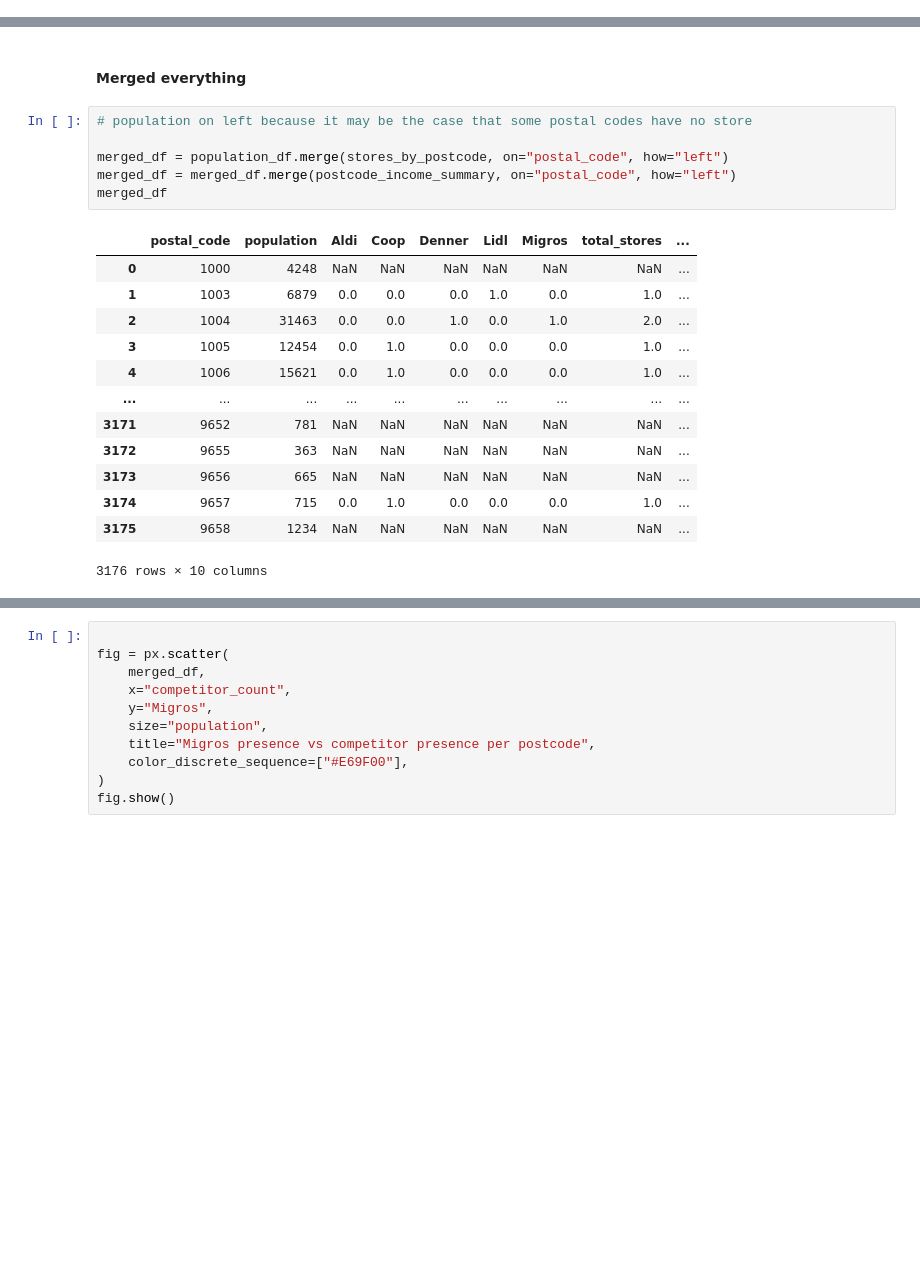
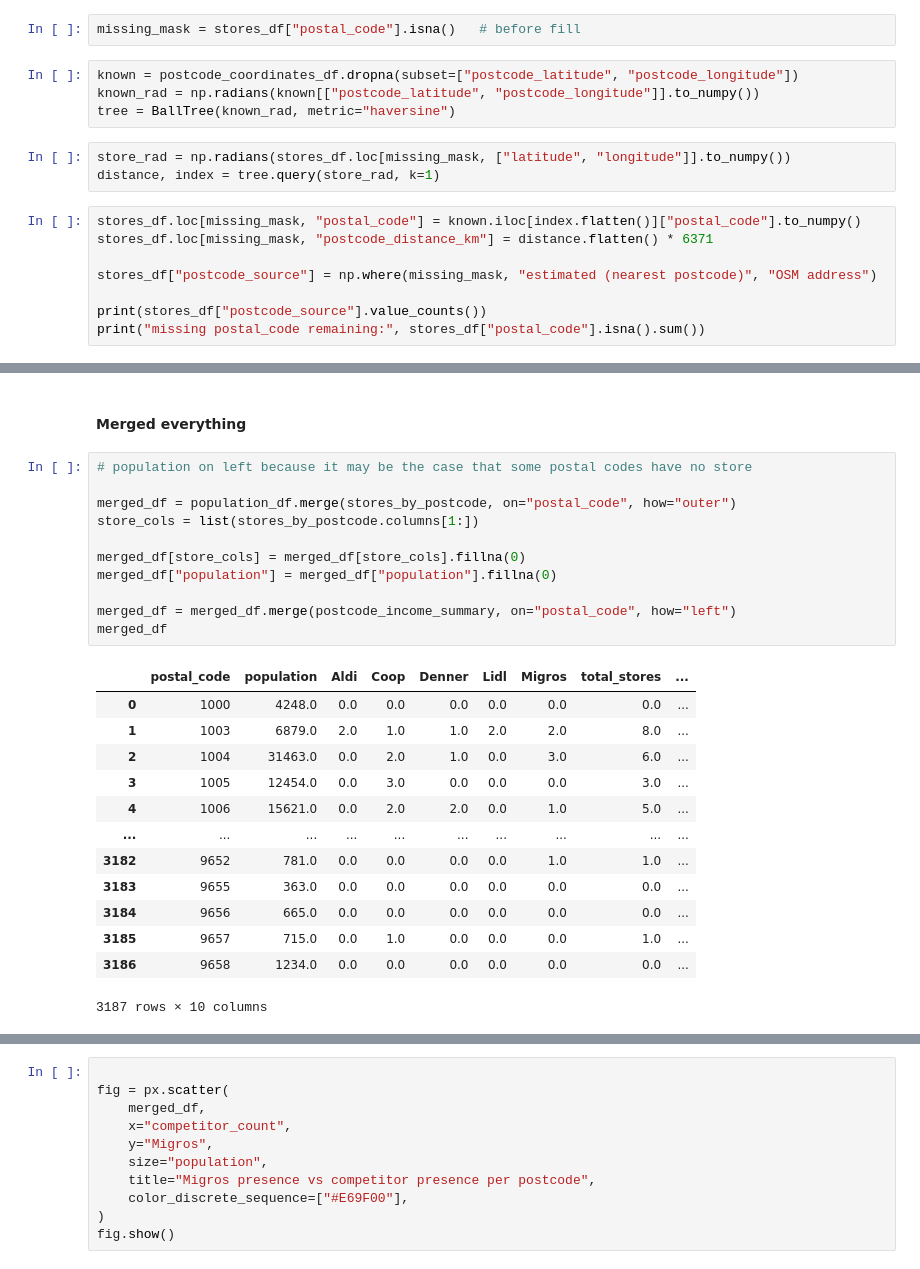
Before and after one commit to laravich/migros-store-location-analysis, a Jupyter notebook: 03_exploratory_analysis.ipynb, the cells around one changed output, grey strips where cells are left out. Cells and saved outputs as stored; diff of their text form; blank space fills up the shorter version.

Commit message:
solve postal_code  missing data

```diff
--- a/03_exploratory_analysis.ipynb
+++ b/03_exploratory_analysis.ipynb
@@ -81,0 +98,17 @@ Name: count, dtype: int64
+# %%
+missing_mask = stores_df["postal_code"].isna()   # before fill
+# %%
+known = postcode_coordinates_df.dropna(subset=["postcode_latitude", "postcode_longitude"])
+known_rad = np.radians(known[["postcode_latitude", "postcode_longitude"]].to_numpy())
+tree = BallTree(known_rad, metric="haversine")
+# %%
+store_rad = np.radians(stores_df.loc[missing_mask, ["latitude", "longitude"]].to_numpy())
+distance, index = tree.query(store_rad, k=1)
+# %%
+stores_df.loc[missing_mask, "postal_code"] = known.iloc[index.flatten()]["postal_code"].to_numpy()
+stores_df.loc[missing_mask, "postcode_distance_km"] = distance.flatten() * 6371
+
+stores_df["postcode_source"] = np.where(missing_mask, "estimated (nearest postcode)", "OSM address")
+
+print(stores_df["postcode_source"].value_counts())
+print("missing postal_code remaining:", stores_df["postal_code"].isna().sum())
@@ -474,23 +513,28 @@ postcode_income_summary
 # %%
 # population on left because it may be the case that some postal codes have no store
 
-merged_df = population_df.merge(stores_by_postcode, on="postal_code", how="left")
+merged_df = population_df.merge(stores_by_postcode, on="postal_code", how="outer")
+store_cols = list(stores_by_postcode.columns[1:])
+
+merged_df[store_cols] = merged_df[store_cols].fillna(0)
+merged_df["population"] = merged_df["population"].fillna(0)
+
 merged_df = merged_df.merge(postcode_income_summary, on="postal_code", how="left")
 merged_df
 # %% [output]
 |  | postal_code | population | Aldi | Coop | Denner | Lidl | Migros | total_stores | ... |
-| 0 | 1000 | 4248 | NaN | NaN | NaN | NaN | NaN | NaN | ... |
-| 1 | 1003 | 6879 | 0.0 | 0.0 | 0.0 | 1.0 | 0.0 | 1.0 | ... |
-| 2 | 1004 | 31463 | 0.0 | 0.0 | 1.0 | 0.0 | 1.0 | 2.0 | ... |
-| 3 | 1005 | 12454 | 0.0 | 1.0 | 0.0 | 0.0 | 0.0 | 1.0 | ... |
-| 4 | 1006 | 15621 | 0.0 | 1.0 | 0.0 | 0.0 | 0.0 | 1.0 | ... |
+| 0 | 1000 | 4248.0 | 0.0 | 0.0 | 0.0 | 0.0 | 0.0 | 0.0 | ... |
+| 1 | 1003 | 6879.0 | 2.0 | 1.0 | 1.0 | 2.0 | 2.0 | 8.0 | ... |
+| 2 | 1004 | 31463.0 | 0.0 | 2.0 | 1.0 | 0.0 | 3.0 | 6.0 | ... |
+| 3 | 1005 | 12454.0 | 0.0 | 3.0 | 0.0 | 0.0 | 0.0 | 3.0 | ... |
+| 4 | 1006 | 15621.0 | 0.0 | 2.0 | 2.0 | 0.0 | 1.0 | 5.0 | ... |
 | ... | ... | ... | ... | ... | ... | ... | ... | ... | ... |
-| 3171 | 9652 | 781 | NaN | NaN | NaN | NaN | NaN | NaN | ... |
-| 3172 | 9655 | 363 | NaN | NaN | NaN | NaN | NaN | NaN | ... |
-| 3173 | 9656 | 665 | NaN | NaN | NaN | NaN | NaN | NaN | ... |
-| 3174 | 9657 | 715 | 0.0 | 1.0 | 0.0 | 0.0 | 0.0 | 1.0 | ... |
-| 3175 | 9658 | 1234 | NaN | NaN | NaN | NaN | NaN | NaN | ... |
+| 3182 | 9652 | 781.0 | 0.0 | 0.0 | 0.0 | 0.0 | 1.0 | 1.0 | ... |
+| 3183 | 9655 | 363.0 | 0.0 | 0.0 | 0.0 | 0.0 | 0.0 | 0.0 | ... |
+| 3184 | 9656 | 665.0 | 0.0 | 0.0 | 0.0 | 0.0 | 0.0 | 0.0 | ... |
+| 3185 | 9657 | 715.0 | 0.0 | 1.0 | 0.0 | 0.0 | 0.0 | 1.0 | ... |
+| 3186 | 9658 | 1234.0 | 0.0 | 0.0 | 0.0 | 0.0 | 0.0 | 0.0 | ... |
-3176 rows × 10 columns
+3187 rows × 10 columns
 # %%
 fill_cols = list(stores_by_postcode.columns[1:]) + ["weighted_taxpayers", "weighted_income"]
 merged_df[fill_cols] = merged_df[fill_cols].fillna(0)
```
Also changed, not shown: parts of 10 cells of this notebook.
